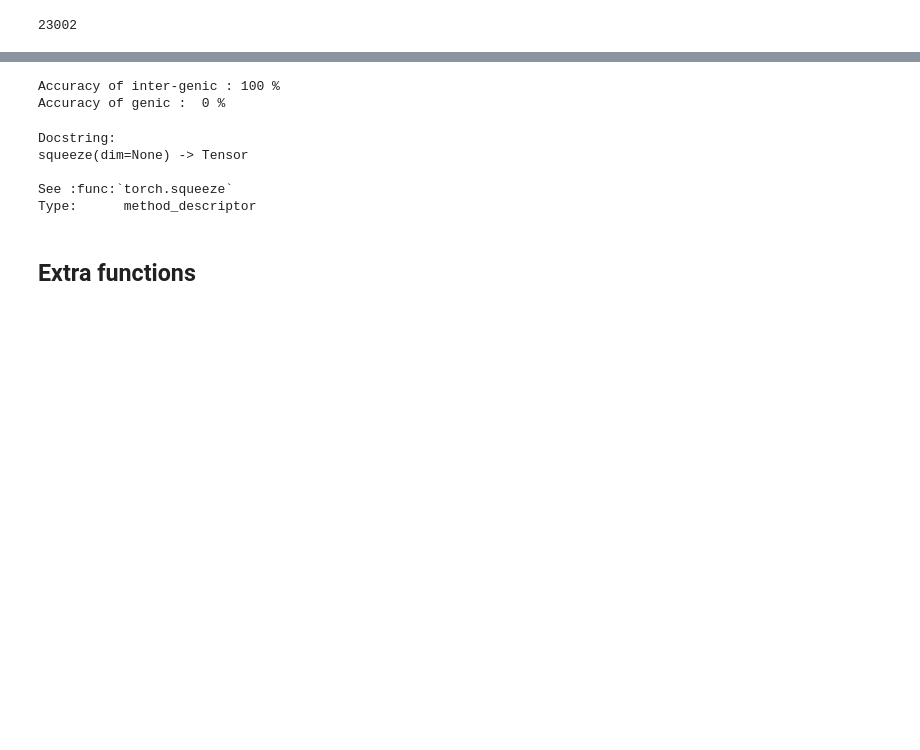
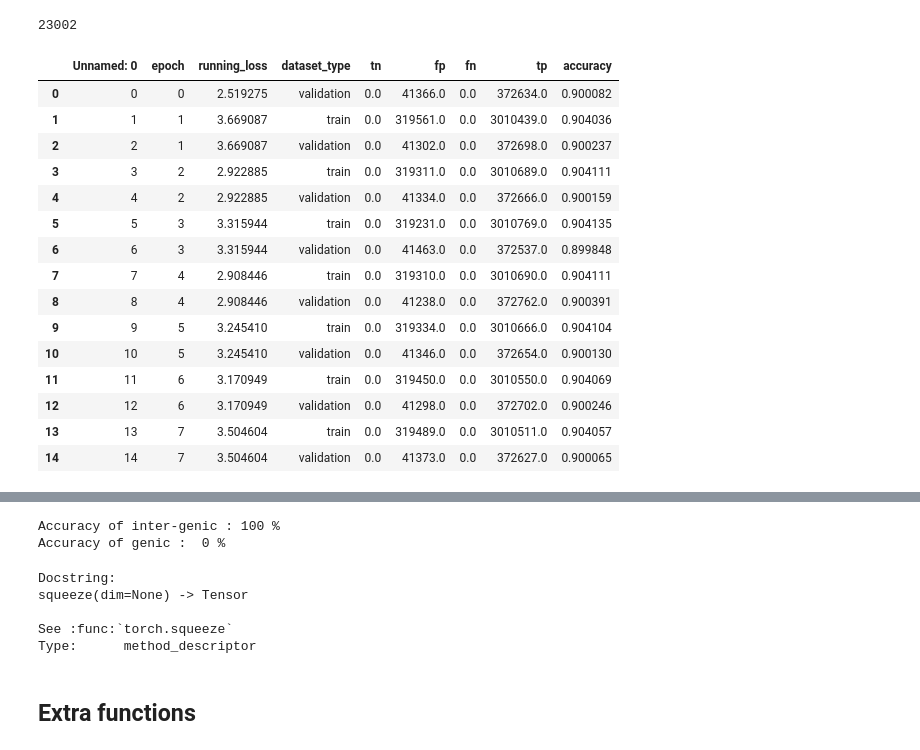
Before and after one commit to deepphage/notebooks, a Jupyter notebook: experimentsLSTM.ipynb, the cells around one changed output, grey strips where cells are left out. Saved outputs shown, nothing was run; the diff lists cells and outputs as text; code cells hidden in the pictures; blank space fills up the shorter version.

```diff
--- a/experimentsLSTM.ipynb
+++ b/experimentsLSTM.ipynb
@@ -260,6 +285,26 @@ pytorch_total_params = sum(p.numel() for p in basicLSTM.parameters() if p.requir
 pytorch_total_params
 # %% [output]
 23002
+# %%
+experiment_report = pd.read_csv('experiments_reports/100-3-1-30-50-30-10-SGD-0.1.csv')
+experiment_report
+# %% [output]
+|  | Unnamed: 0 | epoch | running_loss | dataset_type | tn | fp | fn | tp | accuracy |
+| 0 | 0 | 0 | 2.519275 | validation | 0.0 | 41366.0 | 0.0 | 372634.0 | 0.900082 |
+| 1 | 1 | 1 | 3.669087 | train | 0.0 | 319561.0 | 0.0 | 3010439.0 | 0.904036 |
+| 2 | 2 | 1 | 3.669087 | validation | 0.0 | 41302.0 | 0.0 | 372698.0 | 0.900237 |
+| 3 | 3 | 2 | 2.922885 | train | 0.0 | 319311.0 | 0.0 | 3010689.0 | 0.904111 |
+| 4 | 4 | 2 | 2.922885 | validation | 0.0 | 41334.0 | 0.0 | 372666.0 | 0.900159 |
+| 5 | 5 | 3 | 3.315944 | train | 0.0 | 319231.0 | 0.0 | 3010769.0 | 0.904135 |
+| 6 | 6 | 3 | 3.315944 | validation | 0.0 | 41463.0 | 0.0 | 372537.0 | 0.899848 |
+| 7 | 7 | 4 | 2.908446 | train | 0.0 | 319310.0 | 0.0 | 3010690.0 | 0.904111 |
+| 8 | 8 | 4 | 2.908446 | validation | 0.0 | 41238.0 | 0.0 | 372762.0 | 0.900391 |
+| 9 | 9 | 5 | 3.245410 | train | 0.0 | 319334.0 | 0.0 | 3010666.0 | 0.904104 |
+| 10 | 10 | 5 | 3.245410 | validation | 0.0 | 41346.0 | 0.0 | 372654.0 | 0.900130 |
+| 11 | 11 | 6 | 3.170949 | train | 0.0 | 319450.0 | 0.0 | 3010550.0 | 0.904069 |
+| 12 | 12 | 6 | 3.170949 | validation | 0.0 | 41298.0 | 0.0 | 372702.0 | 0.900246 |
+| 13 | 13 | 7 | 3.504604 | train | 0.0 | 319489.0 | 0.0 | 3010511.0 | 0.904057 |
+| 14 | 14 | 7 | 3.504604 | validation | 0.0 | 41373.0 | 0.0 | 372627.0 | 0.900065 |
 # %%
 #losses
 plt.figure(figsize=(13,5))
```
Also changed, not shown: parts of 10 cells of this notebook.
